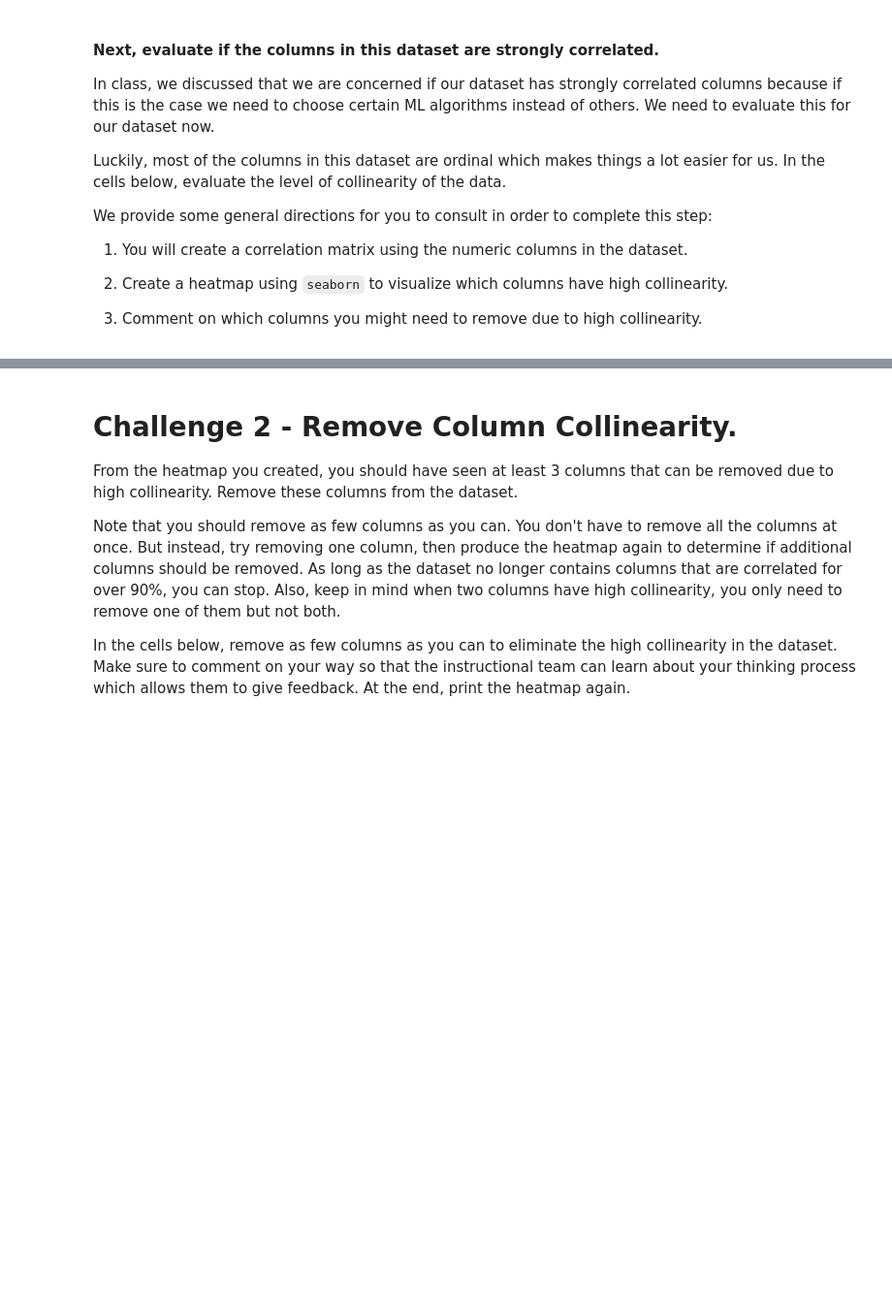
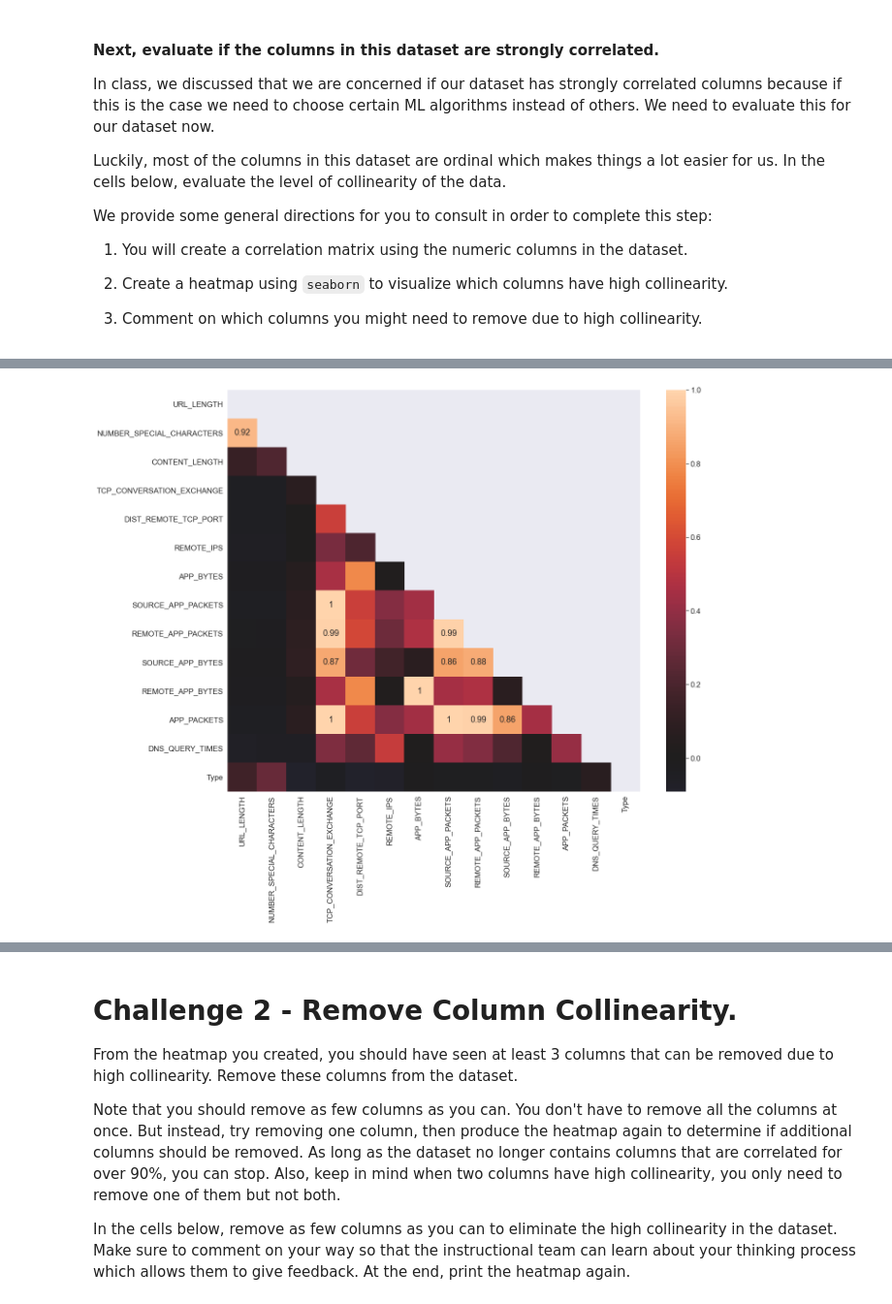
Before and after one commit to jetsal/data_analytics202103_module_3, a Jupyter notebook: labs/module_3_labs/Supervised-Learning/your-code/main.ipynb, the cells around one changed output, grey strips where cells are left out. Shown at 97% size. Drawn from its saved outputs; the diff is of its cells as text; code cells hidden in the pictures; blank space fills up the shorter version.

```diff
--- a/labs/module_3_labs/Supervised-Learning/your-code/main.ipynb
+++ b/labs/module_3_labs/Supervised-Learning/your-code/main.ipynb
@@ -17,7 +19,7 @@ In this lab, we will explore a dataset that describes websites with different fe
 
 Let's start by exploring the dataset. First load the dataset from [here](https://drive.google.com/file/d/18LRRR60T-7NbUeZPCSI1crjo8O3LeGhc/view?usp=sharing), place it in the data folder and load it in variable `websites`
 # %%
-websites = pd.read_csv('')
+websites = pd.read_csv('../data/website.csv')
 # %% [markdown]
 #### Explore the data from an bird's-eye view.
 
@@ -52,3 +92,5 @@ We provide some general directions for you to consult in order to complete this
 1. Comment on which columns you might need to remove due to high collinearity.
 # %%
 # Your code here
+websites_num = websites._get_numeric_data()
+websites_num.info()
@@ -56,0 +115,3 @@ We provide some general directions for you to consult in order to complete this
+# %%
+websites_corr = websites_num.corr()
+websites_corr
@@ -56,0 +134,16 @@ We provide some general directions for you to consult in order to complete this
+# %%
+plt.figure(figsize=(20, 16))
+sns.set(font_scale=1.5)
+mask = np.zeros_like(websites_corr)
+mask[np.triu_indices_from(mask)] = True
+my_plot = sns.heatmap(websites_corr, mask=mask, center=0, annot=True)
+
+#choose 0.8 as value: just below treshold of 0.9 to keep some extra info
+for t in my_plot.texts:
+    if float(t.get_text())>=0.8:
+        t.set_text(t.get_text()) #if the value is greater than 0.8 then the text is set
+    else:
+        t.set_text("") # if not it sets an empty text
+my_plot;
+# %% [output]
+[figure, added]
```
Also changed, not shown: parts of 88 cells of this notebook.
